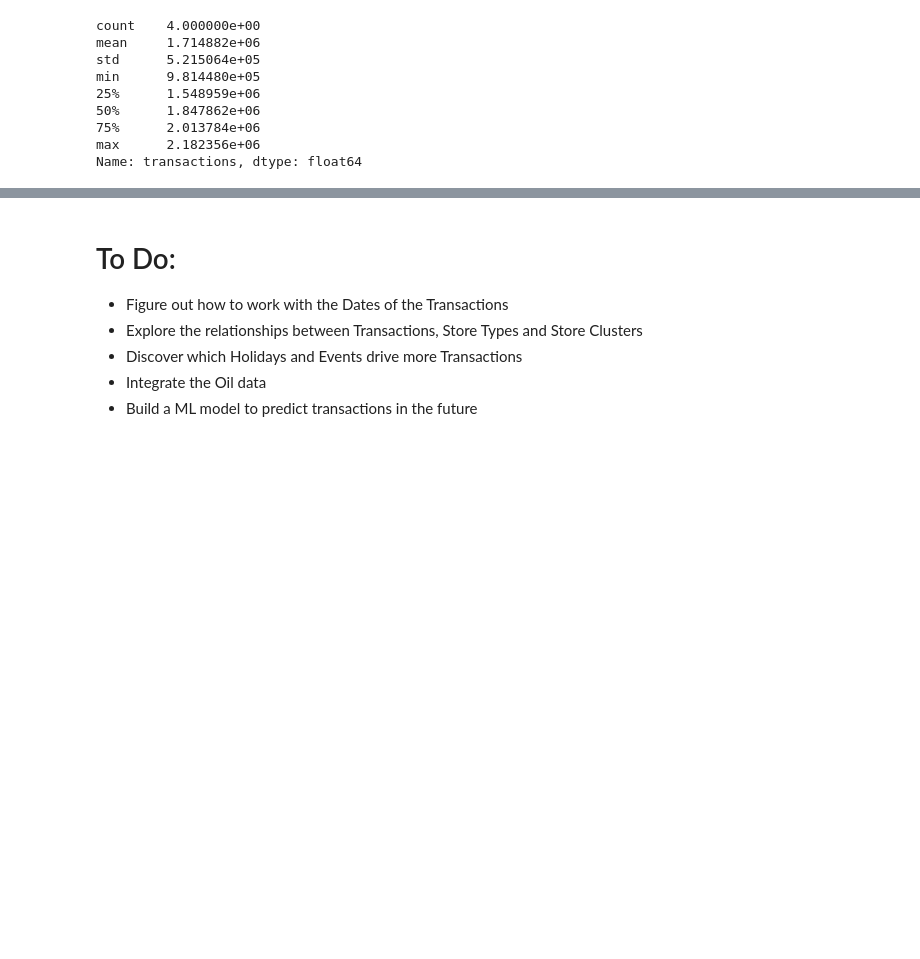
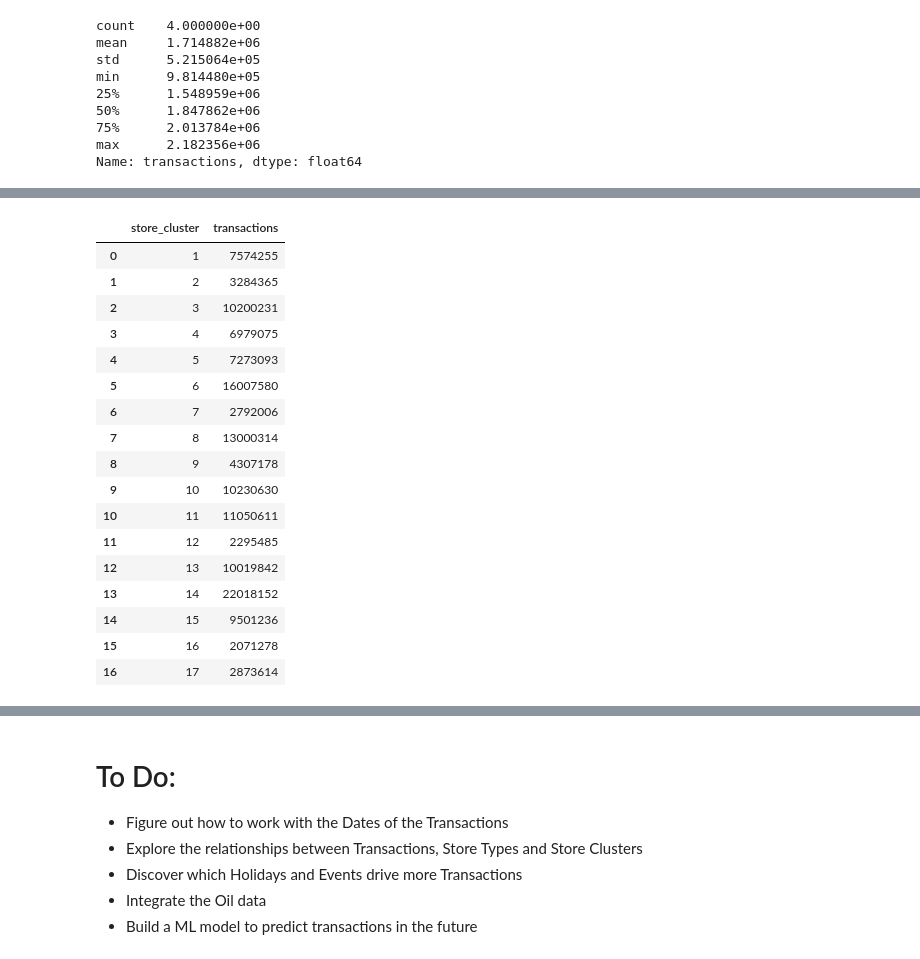
Before and after one commit to GnarvelousOne/DataScience, a Jupyter notebook: store-sales-time-series-forecasting.ipynb, the cells around one changed output, grey strips where cells are left out. Cells and saved outputs as stored; diff of their text form; code cells hidden in the pictures; blank space fills up the shorter version.

```diff
--- a/store-sales-time-series-forecasting.ipynb
+++ b/store-sales-time-series-forecasting.ipynb
@@ -436,0 +516,21 @@ Name: transactions, dtype: float64
+# %%
+df_cluster_trans
+# %% [output]
+|  | store_cluster | transactions |
+| 0 | 1 | 7574255 |
+| 1 | 2 | 3284365 |
+| 2 | 3 | 10200231 |
+| 3 | 4 | 6979075 |
+| 4 | 5 | 7273093 |
+| 5 | 6 | 16007580 |
+| 6 | 7 | 2792006 |
+| 7 | 8 | 13000314 |
+| 8 | 9 | 4307178 |
+| 9 | 10 | 10230630 |
+| 10 | 11 | 11050611 |
+| 11 | 12 | 2295485 |
+| 12 | 13 | 10019842 |
+| 13 | 14 | 22018152 |
+| 14 | 15 | 9501236 |
+| 15 | 16 | 2071278 |
+| 16 | 17 | 2873614 |
```
Also changed, not shown: parts of 18 cells of this notebook.
